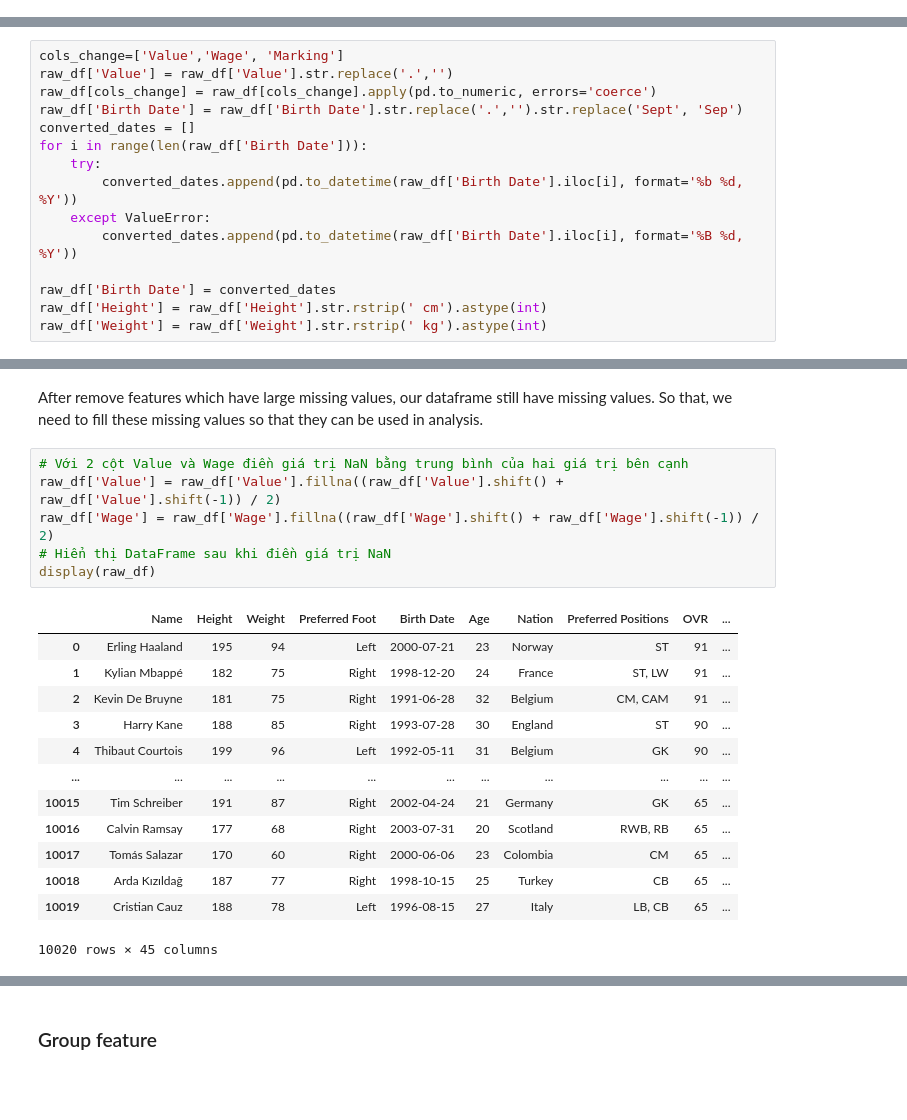
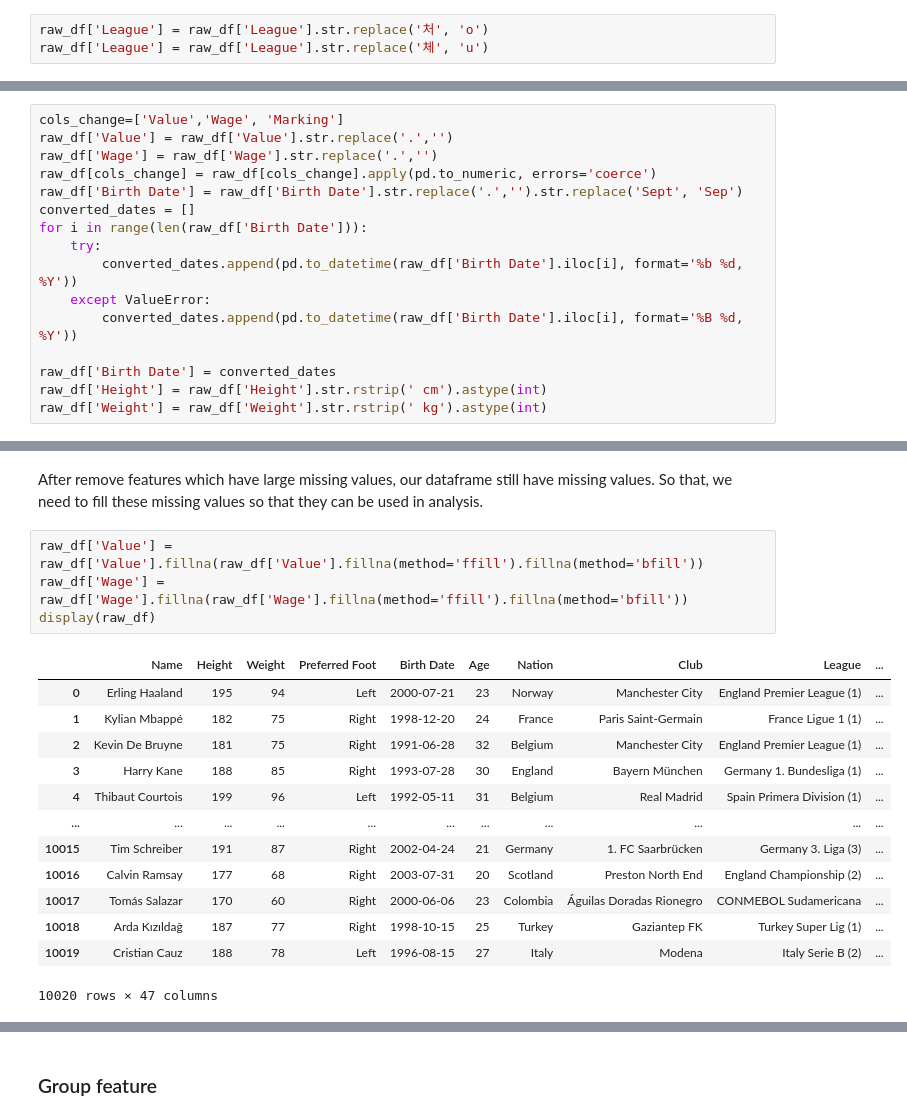
Before and after one commit to TranPhanPhucAn/Final_project_NMKHDL, a Jupyter notebook: Exploring_Data.ipynb, the cells around one changed output, grey strips where cells are left out. Cells and saved outputs as stored; diff of their text form; blank space fills up the shorter version.

Commit message:
add club and league and fix preprocessing

```diff
--- a/Exploring_Data.ipynb
+++ b/Exploring_Data.ipynb
@@ -37,3 +39,6 @@ Current shape: (10020, 46)
+# %%
+raw_df['League'] = raw_df['League'].str.replace('처', 'o')
+raw_df['League'] = raw_df['League'].str.replace('체', 'u')
 # %% [markdown]
 <h3>What data type does each column currently have? Are there any columns whose data types are not suitable for further processing?</h3>
 # %% [markdown]
@@ -63,6 +68,7 @@ Column `Birth Date` should be converted to datetime.
 # %%
 cols_change=['Value','Wage', 'Marking']
 raw_df['Value'] = raw_df['Value'].str.replace('.','')
+raw_df['Wage'] = raw_df['Wage'].str.replace('.','')
 raw_df[cols_change] = raw_df[cols_change].apply(pd.to_numeric, errors='coerce')
 raw_df['Birth Date'] = raw_df['Birth Date'].str.replace('.','').str.replace('Sept', 'Sep')
 converted_dates = []
@@ -149,25 +155,23 @@ memory usage: 3.4+ MB
 # %% [markdown]
 After remove features which have large missing values, our dataframe still have missing values. So that, we need to fill these missing values so that they can be used in analysis.
 # %%
-# Với 2 cột Value và Wage điền giá trị NaN bằng trung bình của hai giá trị bên cạnh
-raw_df['Value'] = raw_df['Value'].fillna((raw_df['Value'].shift() + raw_df['Value'].shift(-1)) / 2)
-raw_df['Wage'] = raw_df['Wage'].fillna((raw_df['Wage'].shift() + raw_df['Wage'].shift(-1)) / 2)
-# Hiển thị DataFrame sau khi điền giá trị NaN
+raw_df['Value'] = raw_df['Value'].fillna(raw_df['Value'].fillna(method='ffill').fillna(method='bfill'))
+raw_df['Wage'] = raw_df['Wage'].fillna(raw_df['Wage'].fillna(method='ffill').fillna(method='bfill'))
 display(raw_df)
 # %% [output]
-|  | Name | Height | Weight | Preferred Foot | Birth Date | Age | Nation | Preferred Positions | OVR | ... |
-| 0 | Erling Haaland | 195 | 94 | Left | 2000-07-21 | 23 | Norway | ST | 91 | ... |
-| 1 | Kylian Mbappé | 182 | 75 | Right | 1998-12-20 | 24 | France | ST, LW | 91 | ... |
-| 2 | Kevin De Bruyne | 181 | 75 | Right | 1991-06-28 | 32 | Belgium | CM, CAM | 91 | ... |
-| 3 | Harry Kane | 188 | 85 | Right | 1993-07-28 | 30 | England | ST | 90 | ... |
-| 4 | Thibaut Courtois | 199 | 96 | Left | 1992-05-11 | 31 | Belgium | GK | 90 | ... |
+|  | Name | Height | Weight | Preferred Foot | Birth Date | Age | Nation | Club | League | ... |
+| 0 | Erling Haaland | 195 | 94 | Left | 2000-07-21 | 23 | Norway | Manchester City | England Premier League (1) | ... |
+| 1 | Kylian Mbappé | 182 | 75 | Right | 1998-12-20 | 24 | France | Paris Saint-Germain | France Ligue 1 (1) | ... |
+| 2 | Kevin De Bruyne | 181 | 75 | Right | 1991-06-28 | 32 | Belgium | Manchester City | England Premier League (1) | ... |
+| 3 | Harry Kane | 188 | 85 | Right | 1993-07-28 | 30 | England | Bayern München | Germany 1. Bundesliga (1) | ... |
+| 4 | Thibaut Courtois | 199 | 96 | Left | 1992-05-11 | 31 | Belgium | Real Madrid | Spain Primera Division (1) | ... |
 | ... | ... | ... | ... | ... | ... | ... | ... | ... | ... | ... |
-| 10015 | Tim Schreiber | 191 | 87 | Right | 2002-04-24 | 21 | Germany | GK | 65 | ... |
-| 10016 | Calvin Ramsay | 177 | 68 | Right | 2003-07-31 | 20 | Scotland | RWB, RB | 65 | ... |
-| 10017 | Tomás Salazar | 170 | 60 | Right | 2000-06-06 | 23 | Colombia | CM | 65 | ... |
-| 10018 | Arda Kızıldağ | 187 | 77 | Right | 1998-10-15 | 25 | Turkey | CB | 65 | ... |
-| 10019 | Cristian Cauz | 188 | 78 | Left | 1996-08-15 | 27 | Italy | LB, CB | 65 | ... |
+| 10015 | Tim Schreiber | 191 | 87 | Right | 2002-04-24 | 21 | Germany | 1. FC Saarbrücken | Germany 3. Liga (3) | ... |
+| 10016 | Calvin Ramsay | 177 | 68 | Right | 2003-07-31 | 20 | Scotland | Preston North End | England Championship (2) | ... |
+| 10017 | Tomás Salazar | 170 | 60 | Right | 2000-06-06 | 23 | Colombia | Águilas Doradas Rionegro | CONMEBOL Sudamericana | ... |
+| 10018 | Arda Kızıldağ | 187 | 77 | Right | 1998-10-15 | 25 | Turkey | Gaziantep FK | Turkey Super Lig (1) | ... |
+| 10019 | Cristian Cauz | 188 | 78 | Left | 1996-08-15 | 27 | Italy | Modena | Italy Serie B (2) | ... |
-10020 rows × 45 columns
+10020 rows × 47 columns
 # %%
 raw_df.info()
 # %% [output]
```
Also changed, not shown: parts of 12 cells of this notebook, 3 other files.
